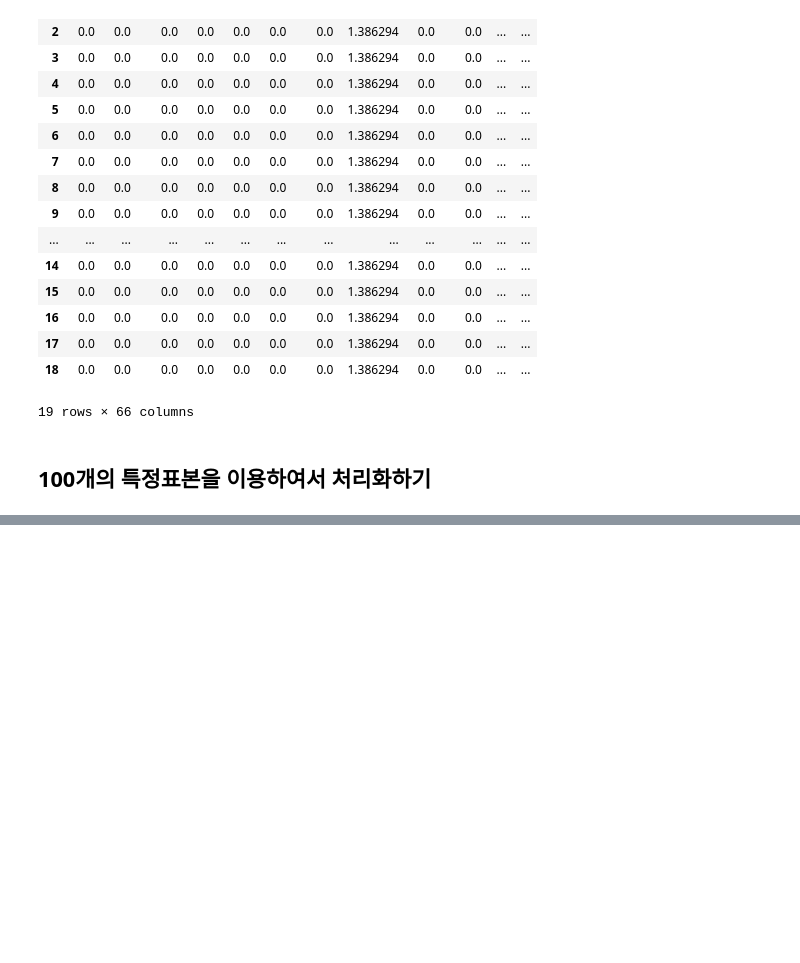
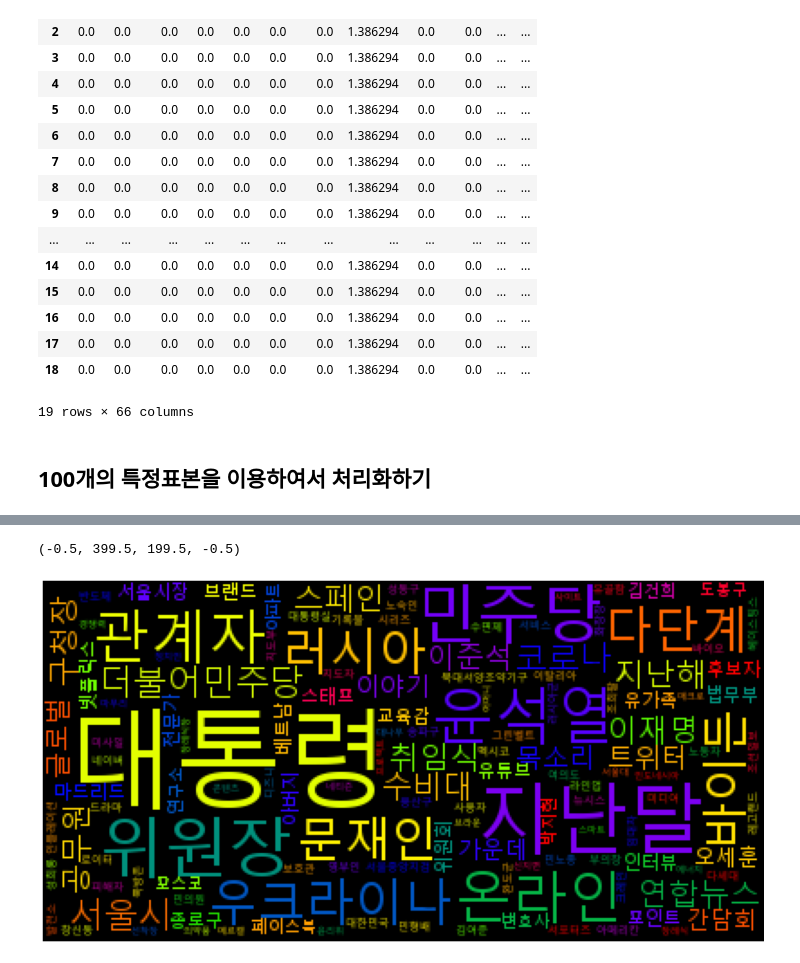
Before and after one commit to soldierzeus/bigdata_thunder, a Jupyter notebook: bigdata2/practice_bigdata_project.ipynb, the cells around one changed output, grey strips where cells are left out. Drawn from its saved outputs; the diff is of its cells as text; code cells hidden in the pictures; blank space fills up the shorter version.

```diff
--- a/bigdata2/practice_bigdata_project.ipynb
+++ b/bigdata2/practice_bigdata_project.ipynb
@@ -664,0 +638,4 @@ for newspaper_title in chosun_eilbo_database["title"]:
+# %%
+title_content_vocab = list(set(whole_title_noun + whole_content_noun))
+title_content_vocab.sort()
+len(title_content_vocab)
@@ -664,0 +826,13 @@ for newspaper_title in chosun_eilbo_database["title"]:
+# %%
+content_vocab = {}
+preprocessed_contents = []
+for sentence in whole_content_sentence_list:
+    tokenized_word = extract_noun_from_kiwi_analyzed(sentence)
+    for word in tokenized_word:
+        if len(word) > 2:
+            if word not in content_vocab:
+                content_vocab[word] = 0
+            content_vocab[word] += 1
+            preprocessed_contents.append(word)
+print(content_vocab)
+print(preprocessed_contents)
@@ -664,0 +842,3 @@ for newspaper_title in chosun_eilbo_database["title"]:
+# %%
+content_counter = Counter(preprocessed_contents)
+content_counter
@@ -664,0 +863,13 @@ for newspaper_title in chosun_eilbo_database["title"]:
+# %%
+word_cloud = WordCloud(
+    font_path='malgun',
+    background_color='black',
+    max_font_size=60,
+    colormap='prism'
+).generate_from_frequencies(content_counter)
+plt.figure(figsize=(20, 10))
+plt.imshow(word_cloud)
+plt.axis('off')
+# %% [output]
+(-0.5, 399.5, 199.5, -0.5)
+[figure, added]
```
Also changed, not shown: parts of 27 cells of this notebook.
